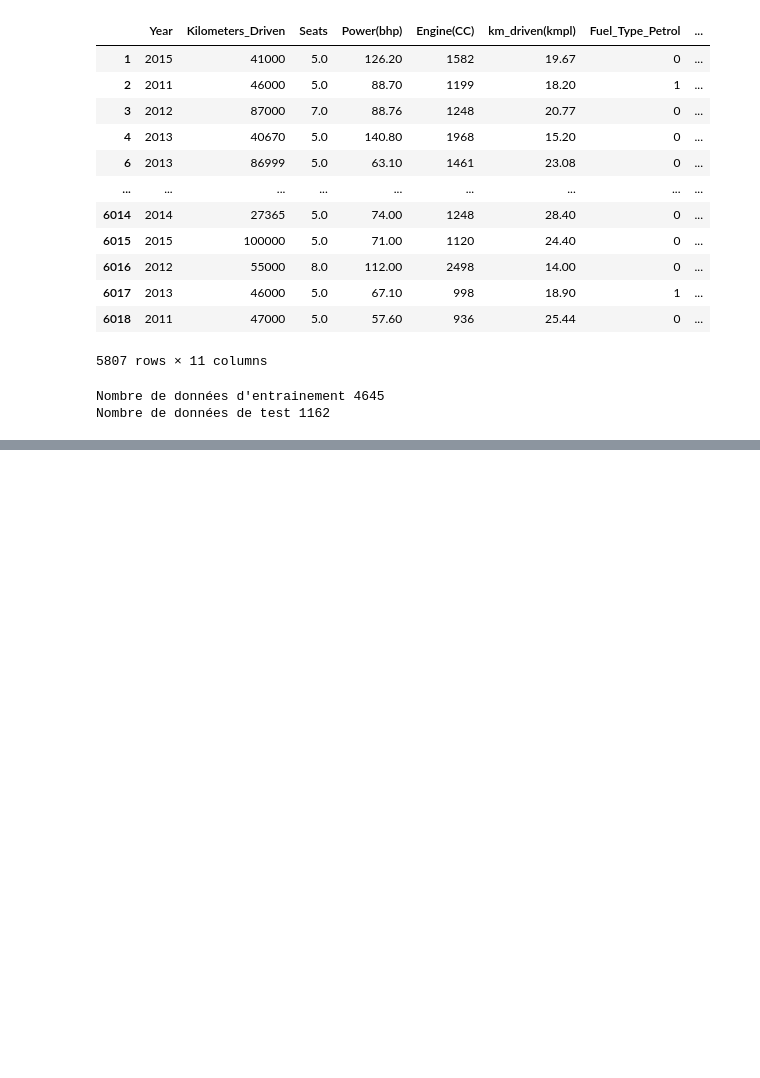
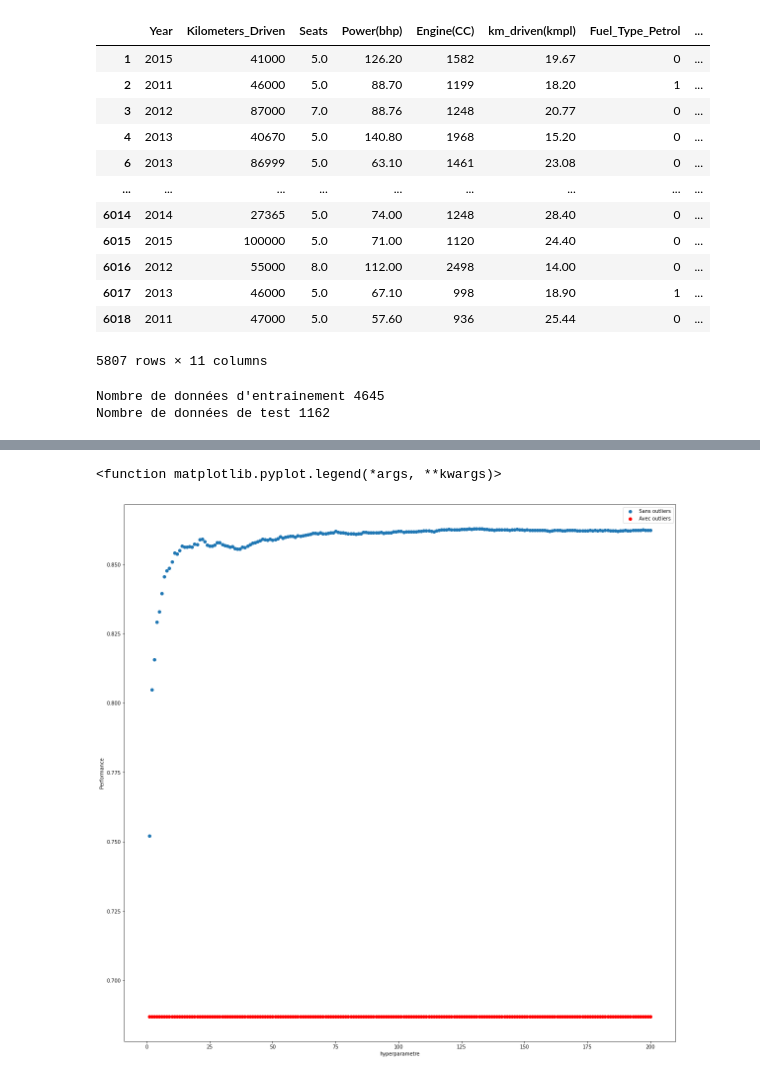
Before and after one commit to hajarison/Data_Analytics_Portfolio, a Jupyter notebook: DATA_PROJECT/002_Car_Price_Pred/Car_Pred_Project_INSI.ipynb, the cells around one changed output, grey strips where cells are left out. Drawn from its saved outputs; the diff is of its cells as text; code cells hidden in the pictures; blank space fills up the shorter version.

```diff
--- a/DATA_PROJECT/002_Car_Price_Pred/Car_Pred_Project_INSI.ipynb
+++ b/DATA_PROJECT/002_Car_Price_Pred/Car_Pred_Project_INSI.ipynb
@@ -1457,0 +1564,11 @@ plt.show()
+# %%
+plt.figure(figsize=(20,20))
+plt.scatter(reg_value,r2_rf)
+plt.scatter(reg_value,r2_rf_out,c="r")
+plt.xlabel('hyperparametre')
+plt.ylabel('Performance')
+plt.legend(['Sans outliers','Avec outliers'])
+plt.legend
+# %% [output]
+<function matplotlib.pyplot.legend(*args, **kwargs)>
+[figure, added]
```
Also changed, not shown: parts of 50 cells of this notebook.
